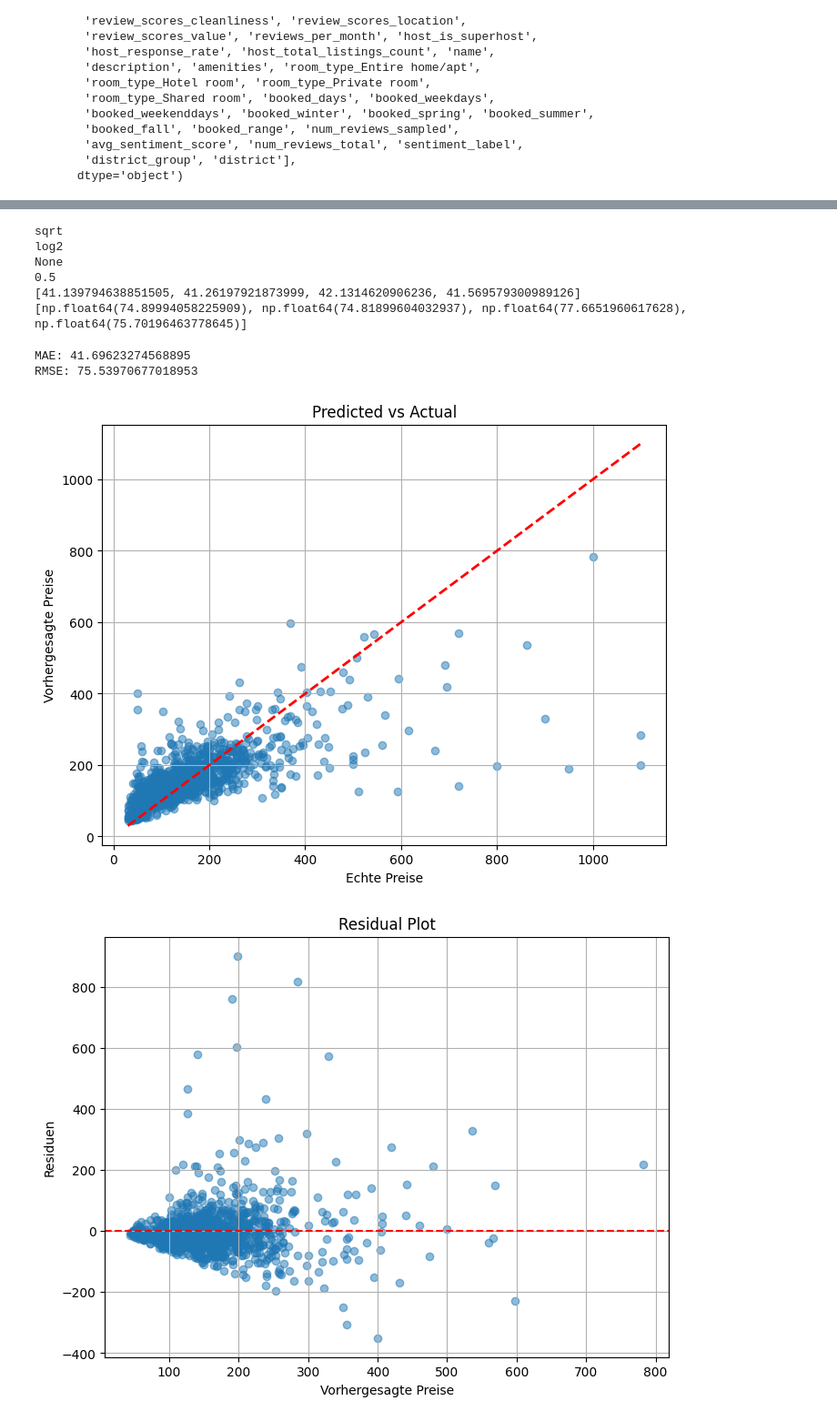
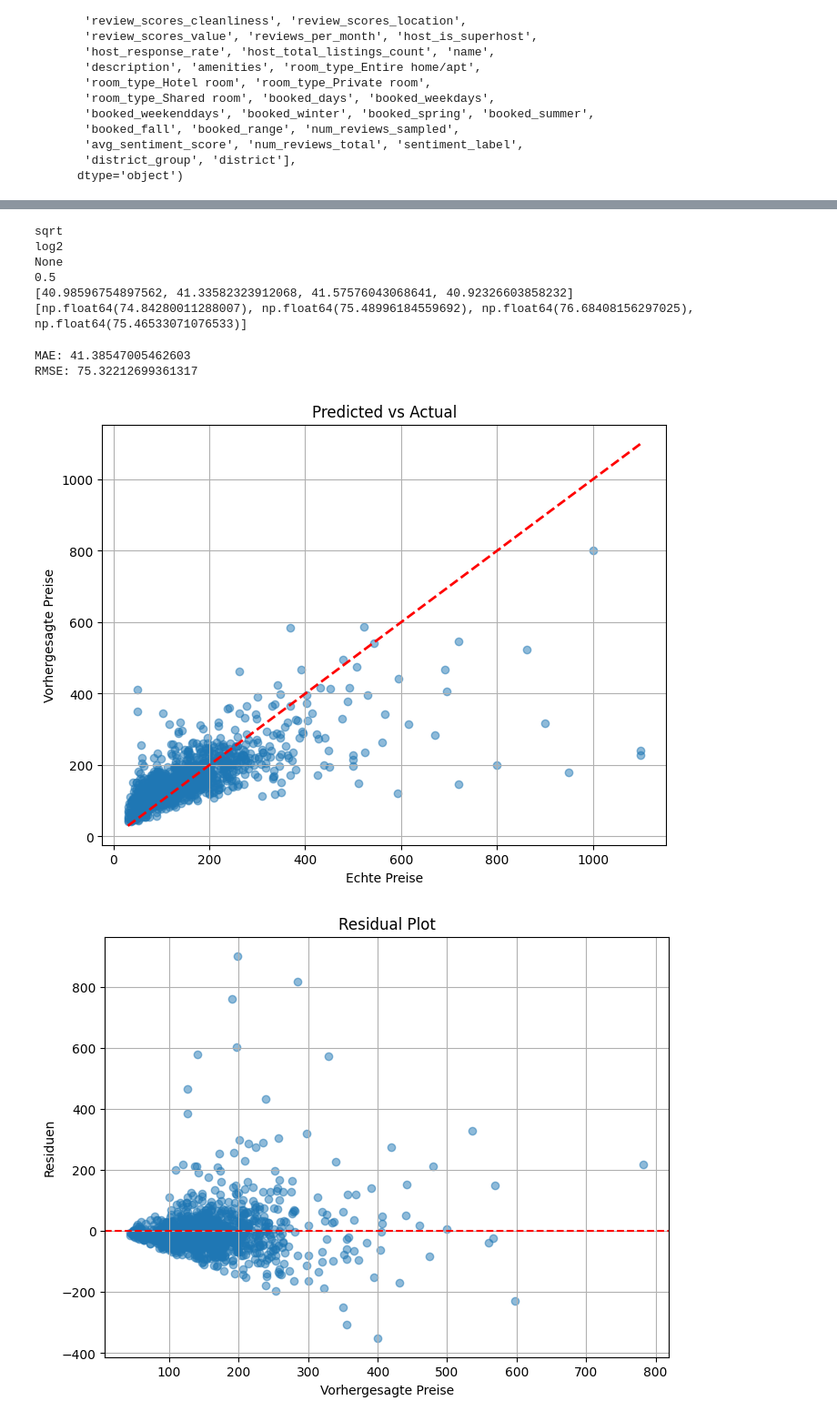
Before and after one commit to Spuphi/ML-airbnb, a Jupyter notebook: RandomForrest.ipynb, the cells around one changed output, grey strips where cells are left out. Shown at 91% size. Saved outputs shown, nothing was run; the diff lists cells and outputs as text; code cells hidden in the pictures.

```diff
--- a/RandomForrest.ipynb
+++ b/RandomForrest.ipynb
@@ -197,52 +197,52 @@ test_hyperparameter(
 test_hyperparameter(
     "max_features",
     ["sqrt", "log2", None, 0.5],
-    feature_sets["calendar_plus_basics4"]
+    feature_sets["calendar_plus_basics3"]
 )
 # %% [output]
 sqrt
 log2
 None
 0.5
-[41.139794638851505, 41.26197921873999, 42.1314620906236, 41.569579300989126]
-[np.float64(74.89994058225909), np.float64(74.81899604032937), np.float64(77.6651960617628), np.float64(75.70196463778645)]
+[40.98596754897562, 41.33582323912068, 41.57576043068641, 40.92326603858232]
+[np.float64(74.84280011288007), np.float64(75.48996184559692), np.float64(76.68408156297025), np.float64(75.46533071076533)]
 # %%
 # daraus resultiert: n_estimator = 200, max_depth = 20, min_samples_split =2, max_features = sqrt
 
-X_train = X_train_all[feature_sets["calendar_plus_basics2"]]
-X_test = X_test_all[feature_sets["calendar_plus_basics2"]]
+X_train = X_train_all[feature_sets["calendar_plus_basics3"]]
+X_test = X_test_all[feature_sets["calendar_plus_basics3"]]
 
 final_model = RandomForestRegressor(
     n_estimators=200,
     max_depth=20,
     min_samples_split=2,
     max_features="sqrt",
     random_state=42
 )
 
 final_model.fit(X_train, y_train_all)
 y_pred = final_model.predict(X_test)
 
 mae = mean_absolute_error(y_test_all, y_pred)
 rmse = np.sqrt(mean_squared_error(y_test_all, y_pred))
 
 print("MAE:", mae)
 print("RMSE:", rmse)
 
 plt.figure(figsize=(8,6))
 plt.scatter(y_test_all, y_pred, alpha=0.5)
 plt.plot([y_test_all.min(), y_test_all.max()],
          [y_test_all.min(), y_test_all.max()],
          "r--", lw=2)
 plt.xlabel("Echte Preise")
 plt.ylabel("Vorhergesagte Preise")
 plt.title("Predicted vs Actual")
 plt.grid(True)
 plt.show()
 # %% [output]
-MAE: 41.69623274568895
-RMSE: 75.53970677018953
+MAE: 41.38547005462603
+RMSE: 75.32212699361317
-[figure, old version]
+[figure, new version]
 # %%
 #Plot 2: Residuen‑Plot (Fehlerverteilung)
 residuals = y_test_all - y_pred
```
Also changed, not shown: parts of 5 cells of this notebook.
